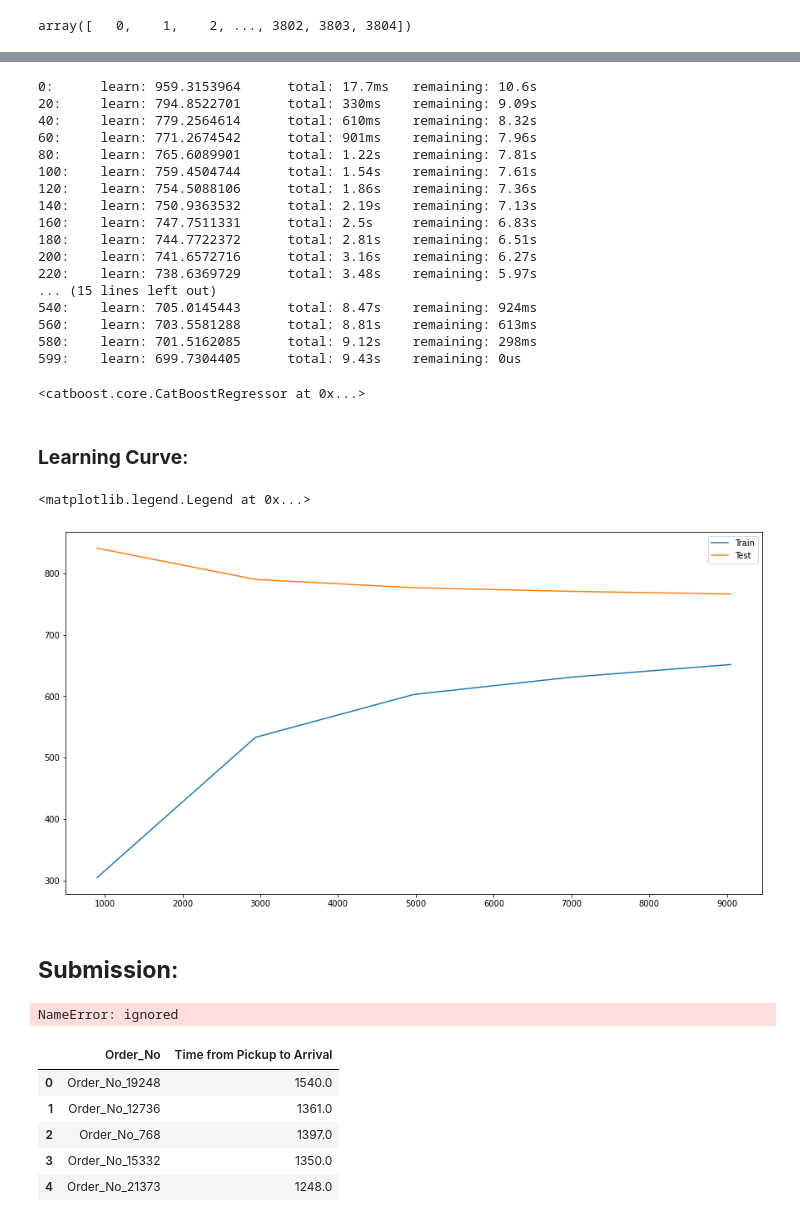
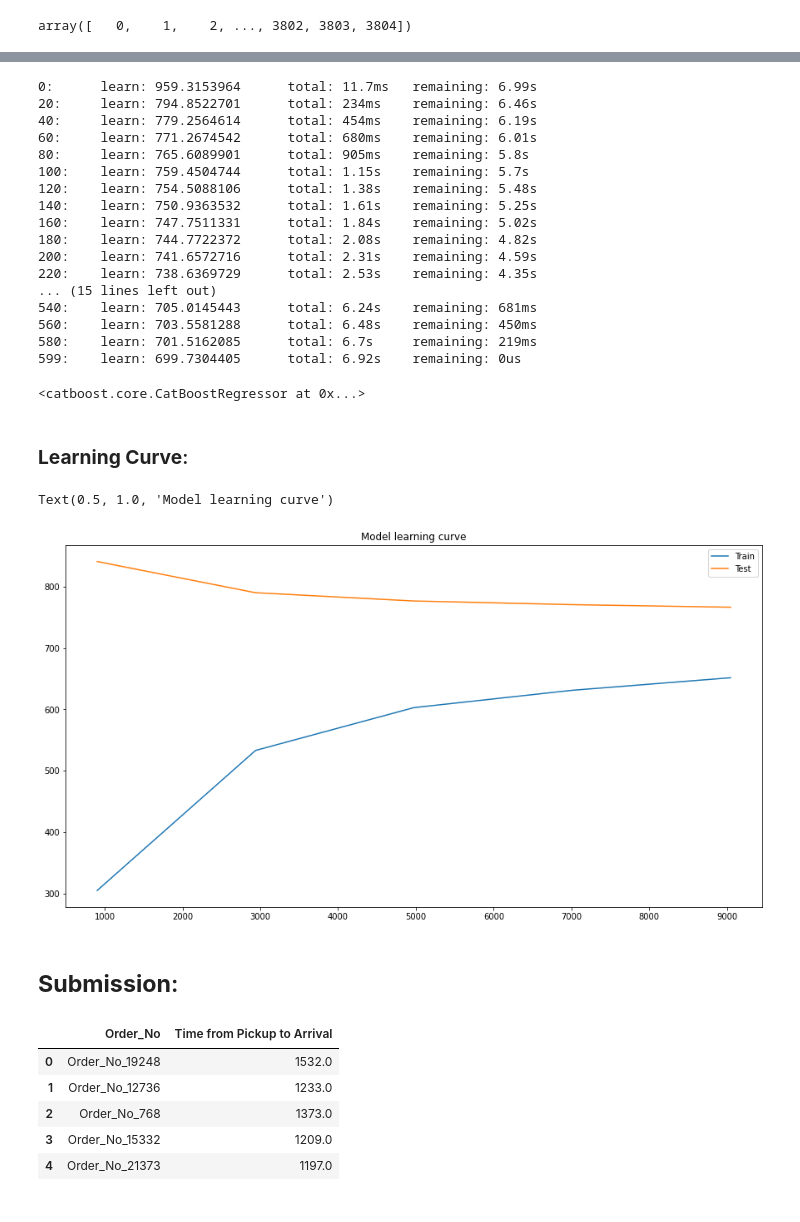
Before and after one commit to 0731325603/regression-predict-api-template, a Jupyter notebook: regression_notebook.ipynb, the cells around one changed output, grey strips where cells are left out. Drawn from its saved outputs; the diff is of its cells as text; code cells hidden in the pictures.

```diff
--- a/regression_notebook.ipynb
+++ b/regression_notebook.ipynb
@@ -374,6 +413,7 @@ Text(0.5, 1.0, 'Temperature Summary Statistics')
 # %%
 # replace null values in the Temperature column with the mean
-combined_data['Temperature'] = combined_data['Temperature'].fillna((combined_data['Temperature'].mean()))
+combined_data['Temperature'] = combined_data['Temperature'].fillna(
+    (combined_data['Temperature'].mean()))
 # %%
 # count number of null values
 combined_data.isnull().sum()
@@ -624,9 +664,9 @@ categorical_features_indices
 # %% [output]
 array([   0,    1,    2, ..., 3802, 3803, 3804])
 # %%
-# fit model
+# fit selected model
 regressor.fit(X_train, y_train,cat_features=categorical_features_indices,
-              eval_set=(X, Y),plot=True)
+              eval_set=(X, y),plot=True)
 # %% [output]
 [interactive output not drawn]
 MetricVisualizer(layout=Layout(align_self='stretch', height='500px'))
@@ -661,50 +719,51 @@ importances.head(15)
 # %%
 # fit entire training data
-regressor.fit(train_new.drop(['Time from Pickup to Arrival'], axis =1), train_new['Time from Pickup to Arrival'])
+regressor.fit(train_new.drop(['Time from Pickup to Arrival'], axis =1),
+              train_new['Time from Pickup to Arrival'])
 # %% [output]
-0:      learn: 959.3153964      total: 17.7ms   remaining: 10.6s
-20:     learn: 794.8522701      total: 330ms    remaining: 9.09s
-40:     learn: 779.2564614      total: 610ms    remaining: 8.32s
-60:     learn: 771.2674542      total: 901ms    remaining: 7.96s
-80:     learn: 765.6089901      total: 1.22s    remaining: 7.81s
-100:    learn: 759.4504744      total: 1.54s    remaining: 7.61s
-120:    learn: 754.5088106      total: 1.86s    remaining: 7.36s
-140:    learn: 750.9363532      total: 2.19s    remaining: 7.13s
-160:    learn: 747.7511331      total: 2.5s     remaining: 6.83s
-180:    learn: 744.7722372      total: 2.81s    remaining: 6.51s
-200:    learn: 741.6572716      total: 3.16s    remaining: 6.27s
-220:    learn: 738.6369729      total: 3.48s    remaining: 5.97s
+0:      learn: 959.3153964      total: 11.7ms   remaining: 6.99s
+20:     learn: 794.8522701      total: 234ms    remaining: 6.46s
+40:     learn: 779.2564614      total: 454ms    remaining: 6.19s
+60:     learn: 771.2674542      total: 680ms    remaining: 6.01s
+80:     learn: 765.6089901      total: 905ms    remaining: 5.8s
+100:    learn: 759.4504744      total: 1.15s    remaining: 5.7s
+120:    learn: 754.5088106      total: 1.38s    remaining: 5.48s
+140:    learn: 750.9363532      total: 1.61s    remaining: 5.25s
+160:    learn: 747.7511331      total: 1.84s    remaining: 5.02s
+180:    learn: 744.7722372      total: 2.08s    remaining: 4.82s
+200:    learn: 741.6572716      total: 2.31s    remaining: 4.59s
+220:    learn: 738.6369729      total: 2.53s    remaining: 4.35s
 ... (15 lines left out)
-540:    learn: 705.0145443      total: 8.47s    remaining: 924ms
-560:    learn: 703.5581288      total: 8.81s    remaining: 613ms
-580:    learn: 701.5162085      total: 9.12s    remaining: 298ms
-599:    learn: 699.7304405      total: 9.43s    remaining: 0us
+540:    learn: 705.0145443      total: 6.24s    remaining: 681ms
+560:    learn: 703.5581288      total: 6.48s    remaining: 450ms
+580:    learn: 701.5162085      total: 6.7s     remaining: 219ms
+599:    learn: 699.7304405      total: 6.92s    remaining: 0us
 <catboost.core.CatBoostRegressor at 0x...>
 # %% [markdown]
 ### **Learning Curve**:
 # %%
 # compute the learning curve
 line = learning_curve(regressor, X_train, y_train, cv=3, n_jobs=-1, scoring='neg_mean_squared_error')
 train_score = [-line[1][i].mean() for i in range (0, 5)]
 test_score = [-line[2][i].mean() for i in range (0, 5)]
 
 # Plot learning curve
 fig = plt.figure(figsize = (15, 8))
 plt.plot(line[0], np.sqrt(train_score), label = 'Train')
 plt.plot(line[0], np.sqrt(test_score), label = 'Test')
 plt.legend()
-##title needed
+plt.title('Model learning curve')
 # %% [output]
-<matplotlib.legend.Legend at 0x...>
+Text(0.5, 1.0, 'Model learning curve')
-[figure, old version]
+[figure, new version]
 # %% [markdown]
 ## **Submission**:
 # %%
+#serializes the model prediction before writing it to file
 regressor.predict(test_new)
+save_path = 'sendy_regression.pkl'
 pickle.dump(regressor, open('sendy_regression.pkl','wb'))
 files.download('sendy_regression.pkl')
-# %% [output]
-NameError: ignored
 # %%
 # create a dataframe containing target predicts
 pred = pd.DataFrame(regressor.predict(test_new),
@@ -720,11 +779,11 @@ pred  = pred.round()
 pred.head()
 # %% [output]
 |  | Order_No | Time from Pickup to Arrival |
-| 0 | Order_No_19248 | 1540.0 |
-| 1 | Order_No_12736 | 1361.0 |
-| 2 | Order_No_768 | 1397.0 |
-| 3 | Order_No_15332 | 1350.0 |
-| 4 | Order_No_21373 | 1248.0 |
+| 0 | Order_No_19248 | 1532.0 |
+| 1 | Order_No_12736 | 1233.0 |
+| 2 | Order_No_768 | 1373.0 |
+| 3 | Order_No_15332 | 1209.0 |
+| 4 | Order_No_21373 | 1197.0 |
 # %%
 # download csv
 pred.to_csv('Submit_11.csv',index=False)
```
Also changed, not shown: parts of 14 cells of this notebook.
